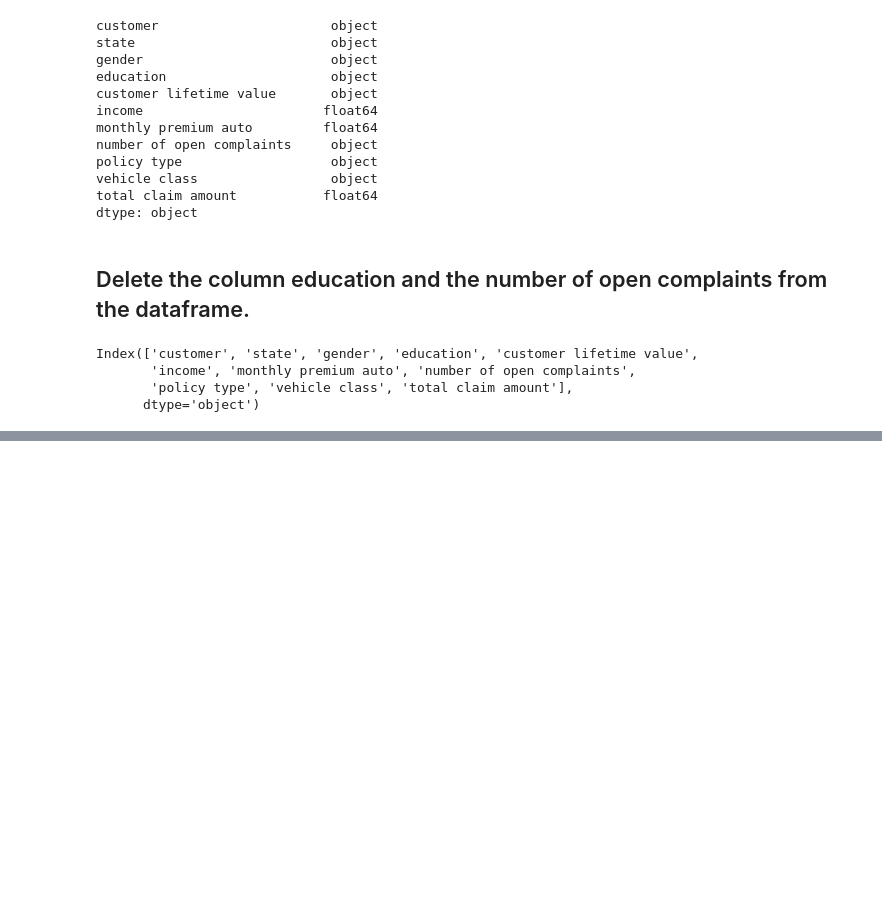
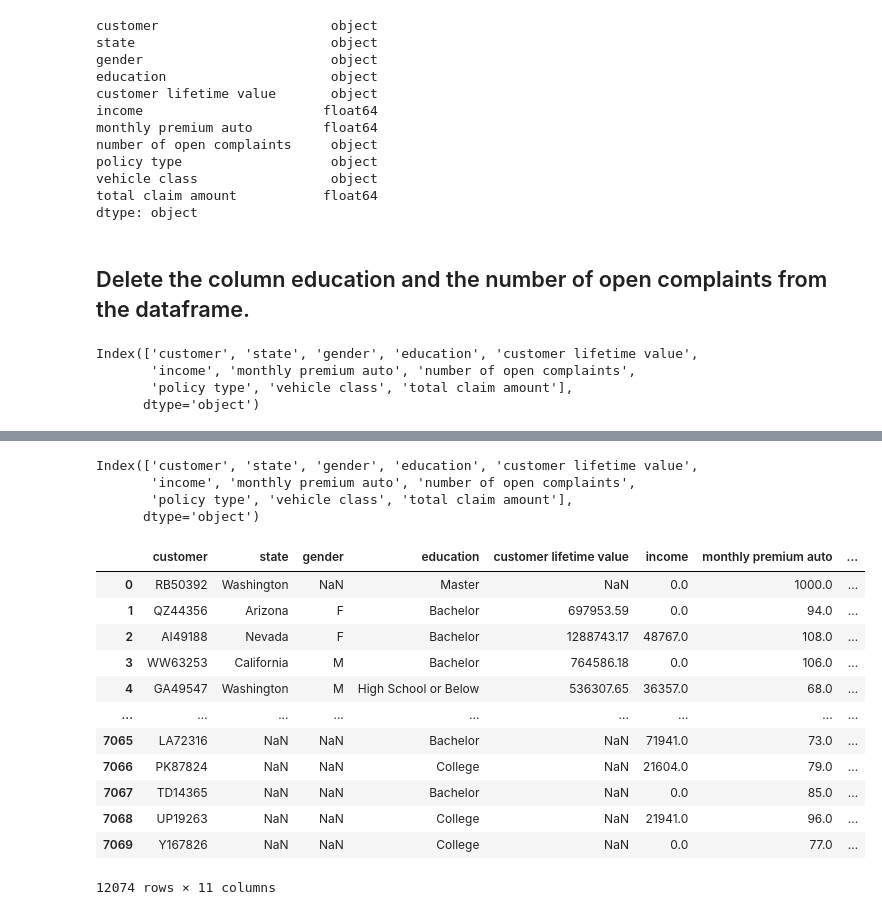
Before and after one commit to Jesus-Almansa/lab-customer-analysis-round-1, a Jupyter notebook: files_for_lab/csv_files/customer_analysis_round1.ipynb, the cells around one changed output, grey strips where cells are left out. Cells and saved outputs as stored; diff of their text form; code cells hidden in the pictures; blank space fills up the shorter version.

```diff
--- a/files_for_lab/csv_files/customer_analysis_round1.ipynb
+++ b/files_for_lab/csv_files/customer_analysis_round1.ipynb
@@ -113,0 +118,25 @@ df0
+# %%
+df0.columns
+# %% [output]
+Index(['customer', 'state', 'gender', 'education', 'customer lifetime value',
+       'income', 'monthly premium auto', 'number of open complaints',
+       'policy type', 'vehicle class', 'total claim amount'],
+      dtype='object')
+# %%
+# We remove the & symbol
+df0["customer lifetime value"] = df0["customer lifetime value"].str.replace(r'\%', '')
+df0
+# %% [output]
+|  | customer | state | gender | education | customer lifetime value | income | monthly premium auto | ... |
+| 0 | RB50392 | Washington | NaN | Master | NaN | 0.0 | 1000.0 | ... |
+| 1 | QZ44356 | Arizona | F | Bachelor | 697953.59 | 0.0 | 94.0 | ... |
+| 2 | AI49188 | Nevada | F | Bachelor | 1288743.17 | 48767.0 | 108.0 | ... |
+| 3 | WW63253 | California | M | Bachelor | 764586.18 | 0.0 | 106.0 | ... |
+| 4 | GA49547 | Washington | M | High School or Below | 536307.65 | 36357.0 | 68.0 | ... |
+| ... | ... | ... | ... | ... | ... | ... | ... | ... |
+| 7065 | LA72316 | NaN | NaN | Bachelor | NaN | 71941.0 | 73.0 | ... |
+| 7066 | PK87824 | NaN | NaN | College | NaN | 21604.0 | 79.0 | ... |
+| 7067 | TD14365 | NaN | NaN | Bachelor | NaN | 0.0 | 85.0 | ... |
+| 7068 | UP19263 | NaN | NaN | College | NaN | 21941.0 | 96.0 | ... |
+| 7069 | Y167826 | NaN | NaN | College | NaN | 0.0 | 77.0 | ... |
+12074 rows × 11 columns
```
Also changed, not shown: parts of 4 cells of this notebook.
